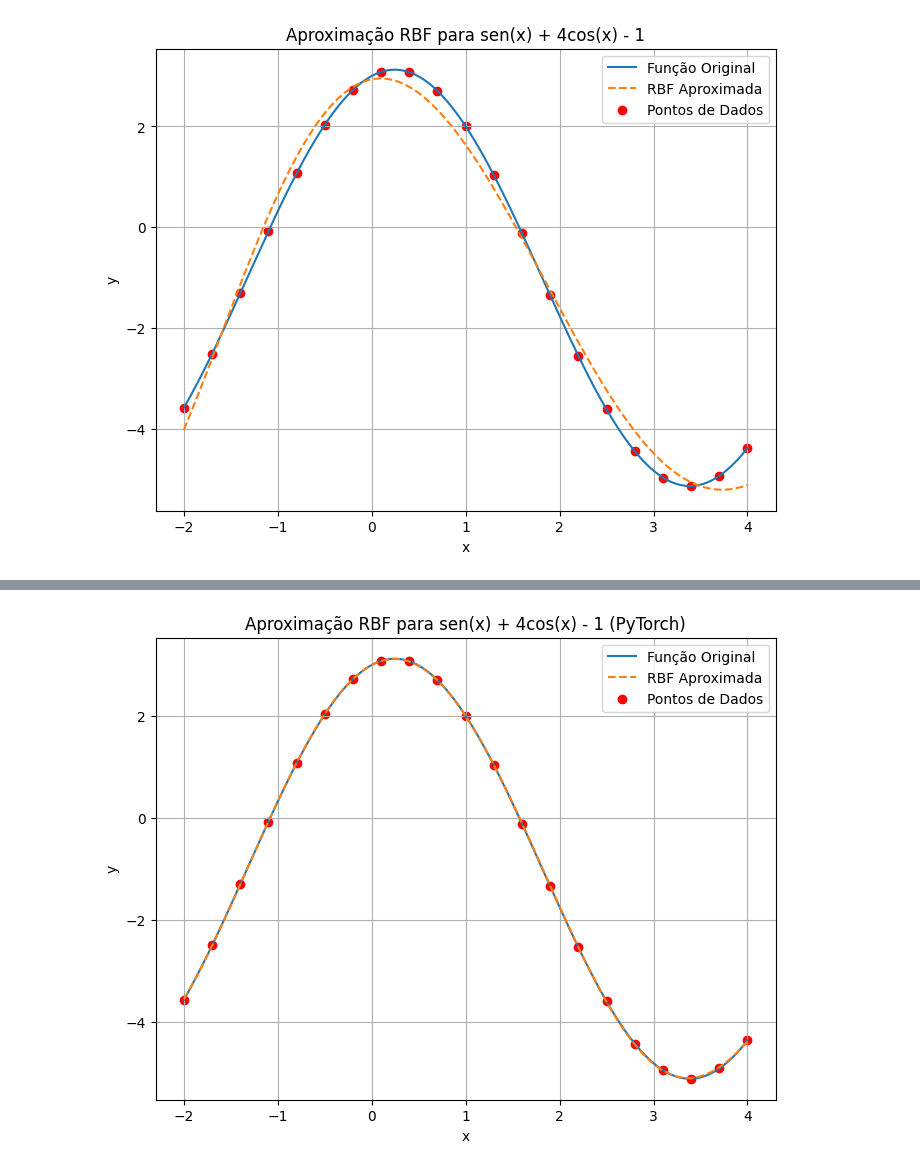
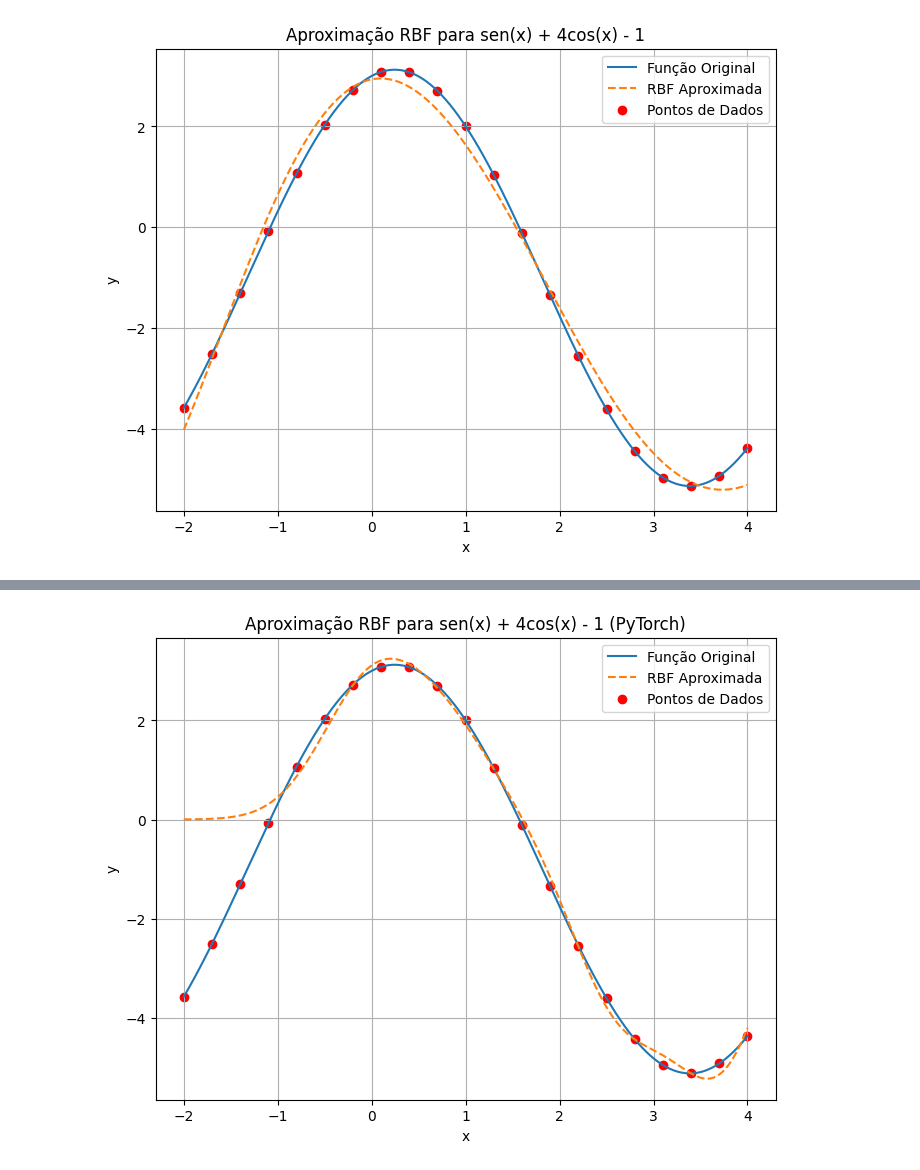
Before and after one commit to ViniciusBPessoa/Repositorio_Academico_Multidisciplinar, a Jupyter notebook: Redes Neurais/mini projeto 03/main.ipynb, the cells around one changed output, grey strips where cells are left out. Cells and saved outputs as stored; diff of their text form; code cells hidden in the pictures.

```diff
--- a/Redes Neurais/mini projeto 03/main.ipynb
+++ b/Redes Neurais/mini projeto 03/main.ipynb
@@ -1,28 +0,0 @@
-# %%
-import numpy as np
-import matplotlib.pyplot as plt
-from scipy.interpolate import Rbf
-
-# Função desejada
-def f(x):
-    return np.sin(x) + 4*np.cos(x) - 1
-
-# Geração dos pontos de treinamento
-x = np.linspace(-2, 4, 21)
-y = f(x)
-
-# Criação da rede RBF
-rbf = Rbf(x, y, function='gaussian')
-
-# Geração dos pontos de teste
-x_test = np.linspace(-2, 4, 100)
-y_test = rbf(x_test)
-
-# Plot da função desejada
-plt.plot(x_test, f(x_test), label='Função desejada')
-
-# Plot da função aproximada
-plt.plot(x_test, y_test, label='Função aproximada pela RBF')
-
-plt.legend()
-plt.show()
@@ -94,7 +123,7 @@ x = torch.linspace(-2, 4, 21).reshape(-1, 1)
 y = f(x)
 
 # Selecionar 4 centros aleatoriamente
-torch.manual_seed(777)  # Para reprodutibilidade
+torch.manual_seed(43)  # Para reprodutibilidade
 indices = torch.randperm(len(x))[:4]
 centers = x[indices]
 
@@ -122,10 +151,10 @@ rbf = RBF(in_features=1, num_centers=4)
 
 # Definir a função de perda e o otimizador
 criterion = nn.MSELoss()
-optimizer = torch.optim.Adam(rbf.parameters(), lr=0.1)
+optimizer = torch.optim.Adam(rbf.parameters(), lr=0.01)
 
 # Treinamento da rede
-epochs = 1000
+epochs = 10000
 for epoch in range(epochs):
     optimizer.zero_grad()
     output = rbf(x)
@@ -165 +201 @@ Epoch [1000/1000], Loss: 0.0001
-[figure, old version]
+[figure, new version]
```
Also changed, not shown: parts of 4 cells of this notebook.
